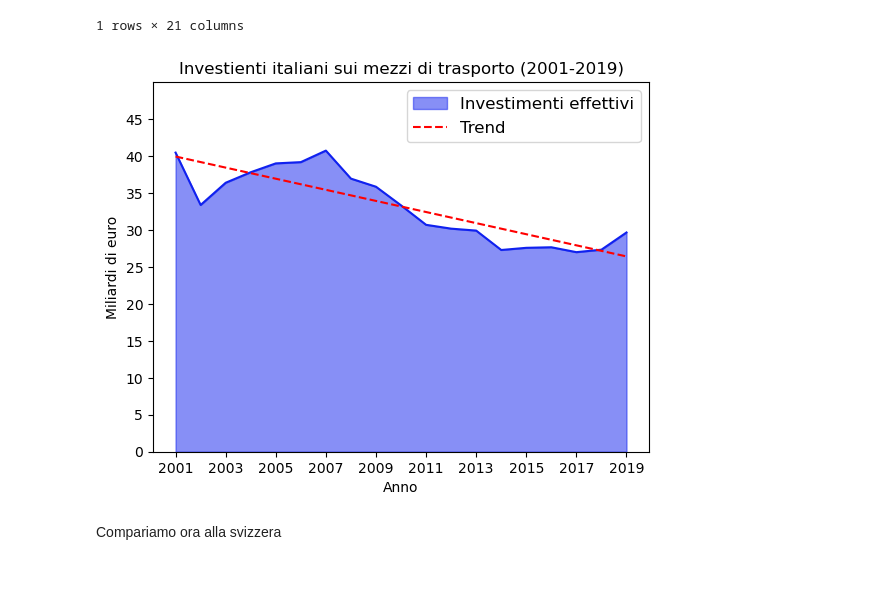
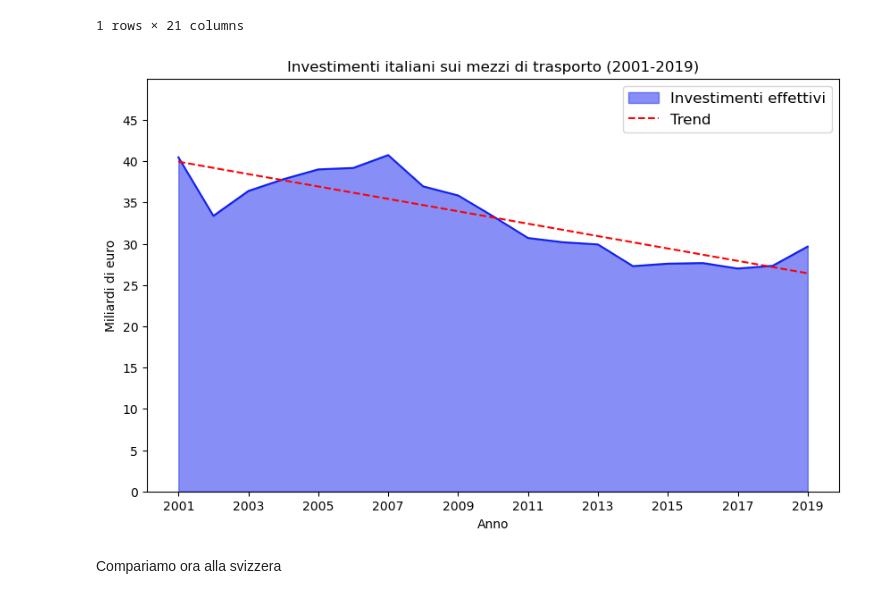
Before and after one commit to alemele01/vs24, a Jupyter notebook: investimentiSvizzeri.ipynb, the cells around one changed output. Drawn from its saved outputs; the diff is of its cells as text; code cells hidden in the pictures.

```diff
--- a/investimentiSvizzeri.ipynb
+++ b/investimentiSvizzeri.ipynb
@@ -277,37 +279,37 @@ investimentiItalia
 1 rows × 21 columns
 # %%
 maxInv=50000000
-
+plt.figure(figsize=(10,6))
 x = investimentiItalia.columns[2:].astype(int)
 y = investimentiItalia.iloc[0, 2:].astype(float)
 
 coefficients = np.polyfit(x, y, deg=1)
 linear_fit = np.poly1d(coefficients)
 x_fit_ita = np.linspace(x.min(), x.max(), 100)
 y_fit_ita = linear_fit(x_fit_ita)
 
 plt.plot(x, y,color='#1021EF')
 plt.fill_between(x, y, alpha=0.5,label='Investimenti effettivi',color='#1021EF')
 
 plt.plot(x_fit_ita, y_fit_ita, '--', label='Trend' ,color='#FF0000')
 
 plt.xticks(np.arange(x.min(), x.max()+1, step=2))
 plt.yticks(np.arange(0, maxInv, step=5000000))
 
 
 def scale_y(value, tick_number):
     return f'{value * 1e-6:.0f}'
 
 plt.gca().yaxis.set_major_formatter(mtick.FuncFormatter(scale_y))
 
 plt.xlabel('Anno')
 plt.ylabel('Miliardi di euro')
 plt.title('Investimenti italiani sui mezzi di trasporto (2001-2019)')
 plt.legend(prop={'size': 12})
 plt.ylim(0,maxInv)
 plt.show()
 # %% [output]
-[figure, old version]
+[figure, new version]
 # %% [markdown]
 Compariamo ora alla svizzera
 # %%
```
Also changed, not shown: parts of 15 cells of this notebook, 1 other file.
